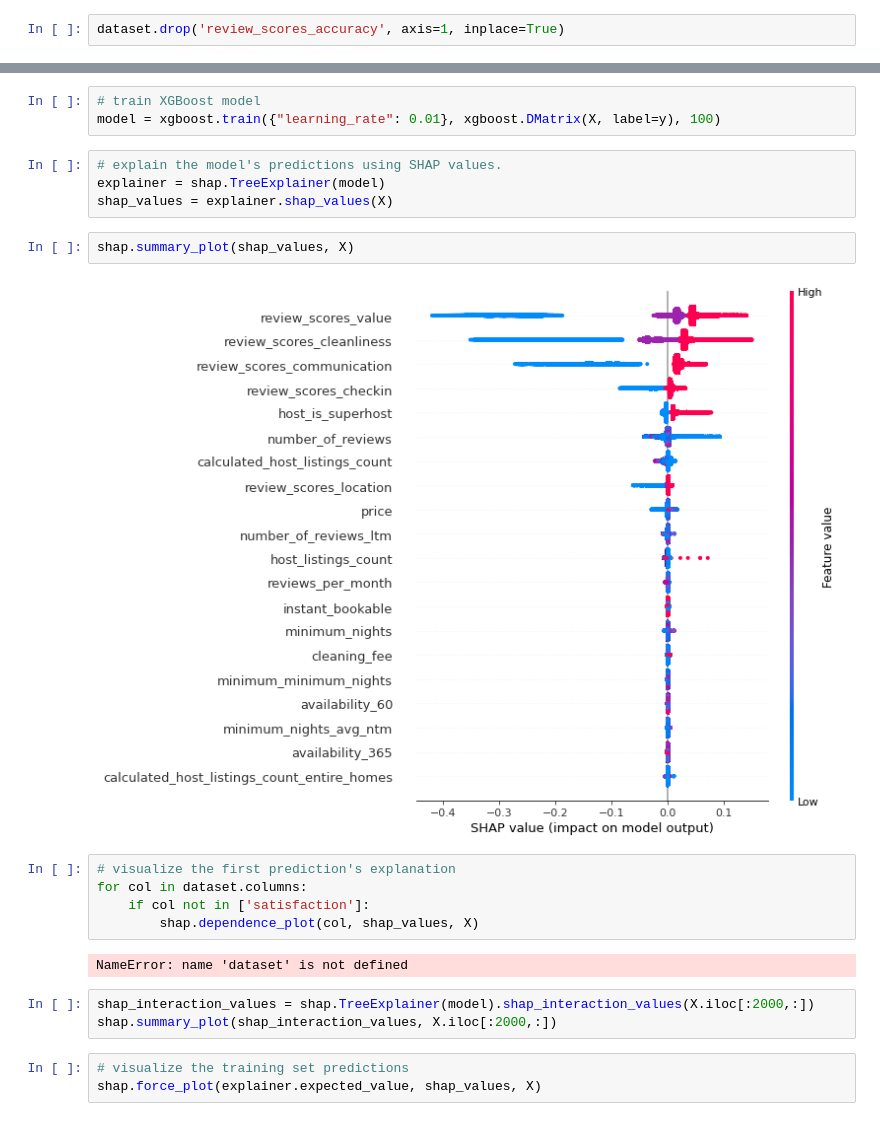
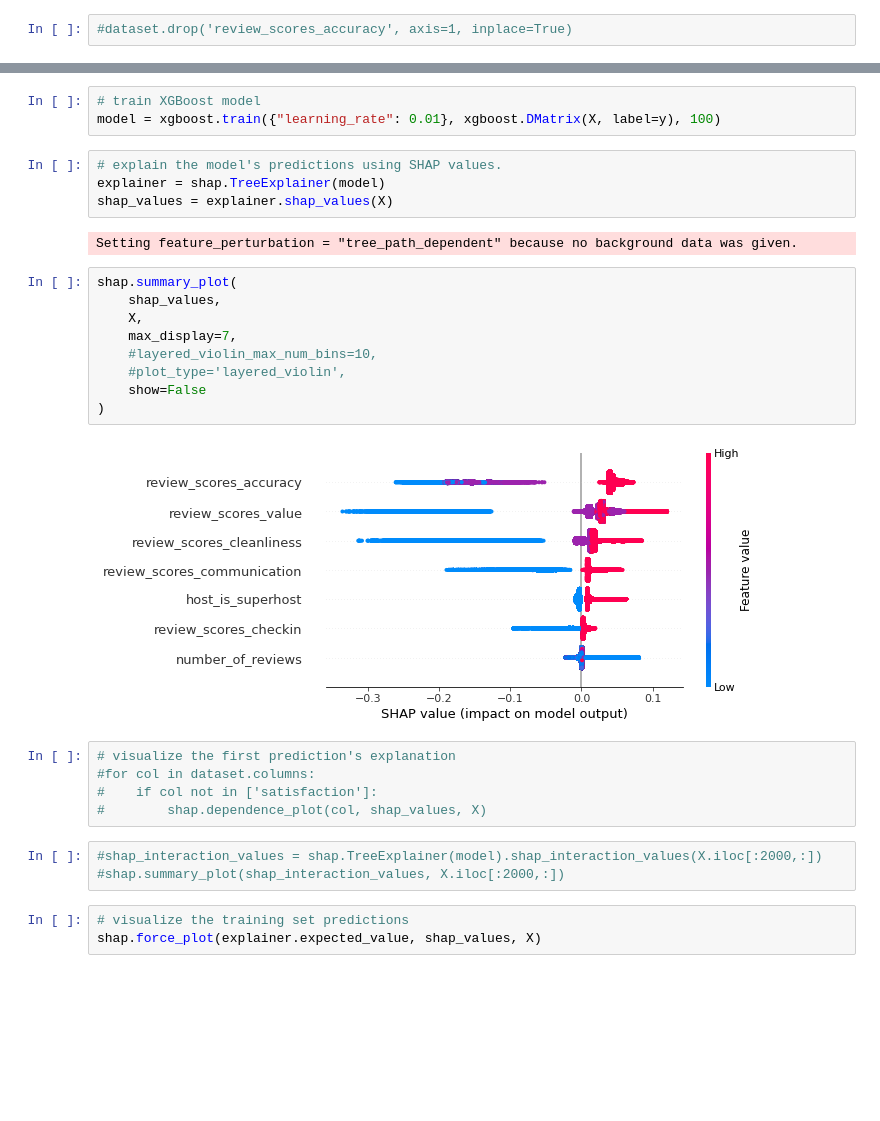
Before and after one commit to gesteves91/airbnb-nlp, a Jupyter notebook: notebooks/04-shap.ipynb, the cells around one changed output, grey strips where cells are left out. Cells and saved outputs as stored; diff of their text form; blank space fills up the shorter version.

```diff
--- a/notebooks/04-shap.ipynb
+++ b/notebooks/04-shap.ipynb
@@ -12,7 +12,7 @@ shap.initjs()
 # read the data
 dataset = pd.read_csv('../data/airbnb_total.csv', index_col=0)
 # %%
-dataset.drop('review_scores_accuracy', axis=1, inplace=True)
+#dataset.drop('review_scores_accuracy', axis=1, inplace=True)
 # %%
 dataset.shape
 # %% [output]
@@ -29,20 +29,27 @@ model = xgboost.train({"learning_rate": 0.01}, xgboost.DMatrix(X, label=y), 100)
 # explain the model's predictions using SHAP values.
 explainer = shap.TreeExplainer(model)
 shap_values = explainer.shap_values(X)
+# %% [output]
+Setting feature_perturbation = "tree_path_dependent" because no background data was given.
 # %%
-shap.summary_plot(shap_values, X)
+shap.summary_plot(
+    shap_values,
+    X,
+    max_display=7,
+    #layered_violin_max_num_bins=10,
+    #plot_type='layered_violin',
+    show=False
+)
 # %% [output]
-[figure, old version]
+[figure, new version]
 # %%
 # visualize the first prediction's explanation
-for col in dataset.columns:
-    if col not in ['satisfaction']:
-        shap.dependence_plot(col, shap_values, X)
+#for col in dataset.columns:
+#    if col not in ['satisfaction']:
+#        shap.dependence_plot(col, shap_values, X)
-# %% [output]
-NameError: name 'dataset' is not defined
 # %%
-shap_interaction_values = shap.TreeExplainer(model).shap_interaction_values(X.iloc[:2000,:])
-shap.summary_plot(shap_interaction_values, X.iloc[:2000,:])
+#shap_interaction_values = shap.TreeExplainer(model).shap_interaction_values(X.iloc[:2000,:])
+#shap.summary_plot(shap_interaction_values, X.iloc[:2000,:])
 # %%
 # visualize the training set predictions
 shap.force_plot(explainer.expected_value, shap_values, X)
```
Also changed, not shown: parts of 1 cell of this notebook, 5 other files.
